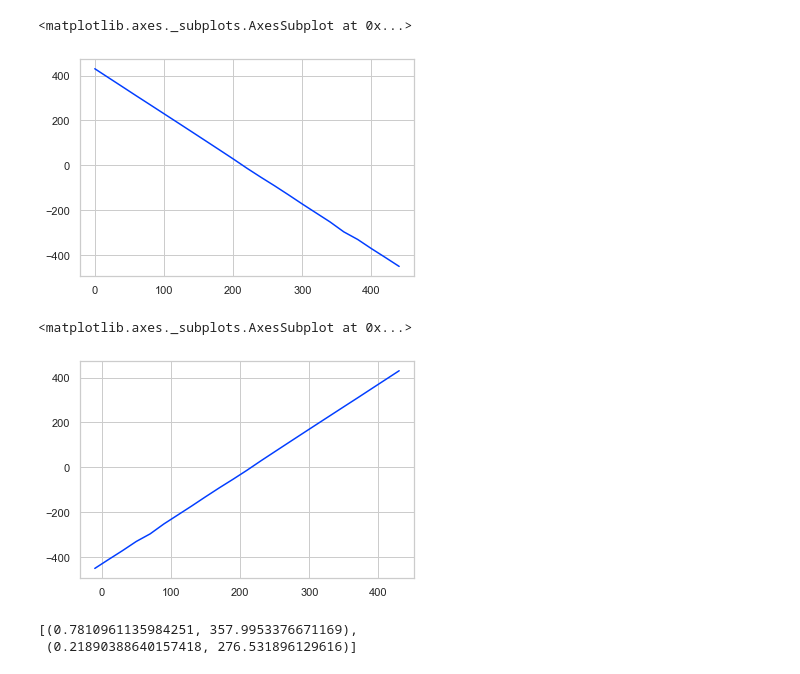
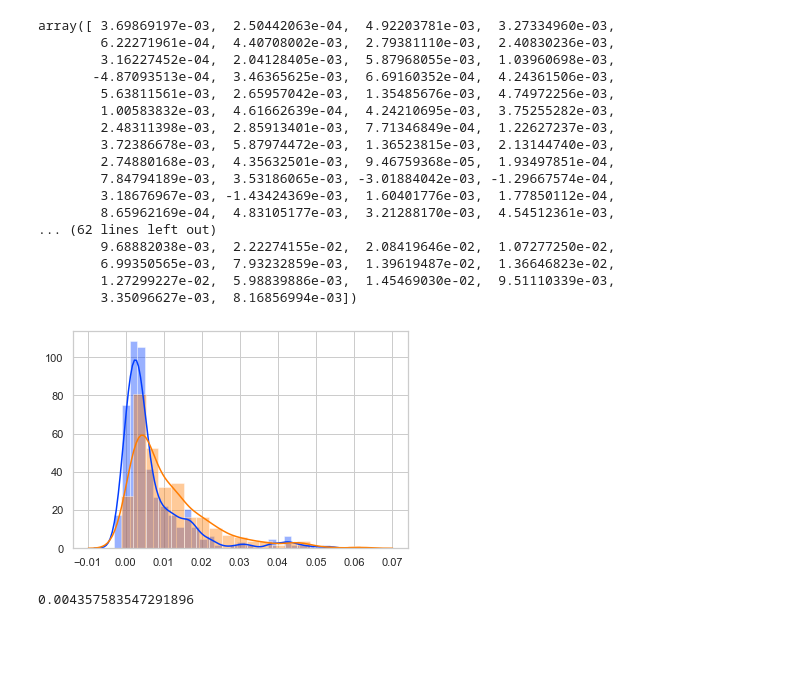
Before and after one commit to algoasylum/SatelliteImageAnalysis, a Jupyter notebook: GMM/Untitled1.ipynb, the cells around one changed output. Saved outputs shown, nothing was run; the diff lists cells and outputs as text; code cells hidden in the pictures; blank space fills up the shorter version.

```diff
--- a/GMM/Untitled1.ipynb
+++ b/GMM/Untitled1.ipynb
@@ -27 +45,4 @@ sns.distplot(q2,bins=100)
+# %%
+q1 = (q1.value)
+q2 = (q2.value)
 # %%
@@ -265,15 +81,31 @@ for f in range(0,450,20):
-# %%
-sns.lineplot(ilist,mymeans)
-# %% [output]
-<matplotlib.axes._subplots.AxesSubplot at 0x...>
-[figure, removed]
-# %%
-sns.lineplot(ilist1,mymeans)
-# %% [output]
-<matplotlib.axes._subplots.AxesSubplot at 0x...>
-[figure, removed]
-# %%
-od2
-# %% [output]
-[(0.7810961135984251, 357.9953376671169),
- (0.21890388640157418, 276.531896129616)]
+# %%
+q1r,_ = best_gmmq1.sample(310)
+q2r,_ = best_gmmq2.sample(310)
+sns.distplot(q1r)
+sns.distplot(q2r)
+q1r = q1r[:,0]
+q2r = q2r[:,0]
+q1r
+# %% [output]
+array([ 3.69869197e-03,  2.50442063e-04,  4.92203781e-03,  3.27334960e-03,
+        6.22271961e-04,  4.40708002e-03,  2.79381110e-03,  2.40830236e-03,
+        3.16227452e-04,  2.04128405e-03,  5.87968055e-03,  1.03960698e-03,
+       -4.87093513e-04,  3.46365625e-03,  6.69160352e-04,  4.24361506e-03,
+        5.63811561e-03,  2.65957042e-03,  1.35485676e-03,  4.74972256e-03,
+        1.00583832e-03,  4.61662639e-04,  4.24210695e-03,  3.75255282e-03,
+        2.48311398e-03,  2.85913401e-03,  7.71346849e-04,  1.22627237e-03,
+        3.72386678e-03,  5.87974472e-03,  1.36523815e-03,  2.13144740e-03,
+        2.74880168e-03,  4.35632501e-03,  9.46759368e-05,  1.93497851e-04,
+        7.84794189e-03,  3.53186065e-03, -3.01884042e-03, -1.29667574e-04,
+        3.18676967e-03, -1.43424369e-03,  1.60401776e-03,  1.77850112e-04,
+        8.65962169e-04,  4.83105177e-03,  3.21288170e-03,  4.54512361e-03,
+... (62 lines left out)
+        9.68882038e-03,  2.22274155e-02,  2.08419646e-02,  1.07277250e-02,
+        6.99350565e-03,  7.93232859e-03,  1.39619487e-02,  1.36646823e-02,
+        1.27299227e-02,  5.98839886e-03,  1.45469030e-02,  9.51110339e-03,
+        3.35096627e-03,  8.16856994e-03])
+[figure, added]
+# %%
+print(wasserstein_distance(q1r,q2r))
+# %% [output]
+0.004357583547291896
```
Also changed, not shown: parts of 11 cells of this notebook, 5 other files.
